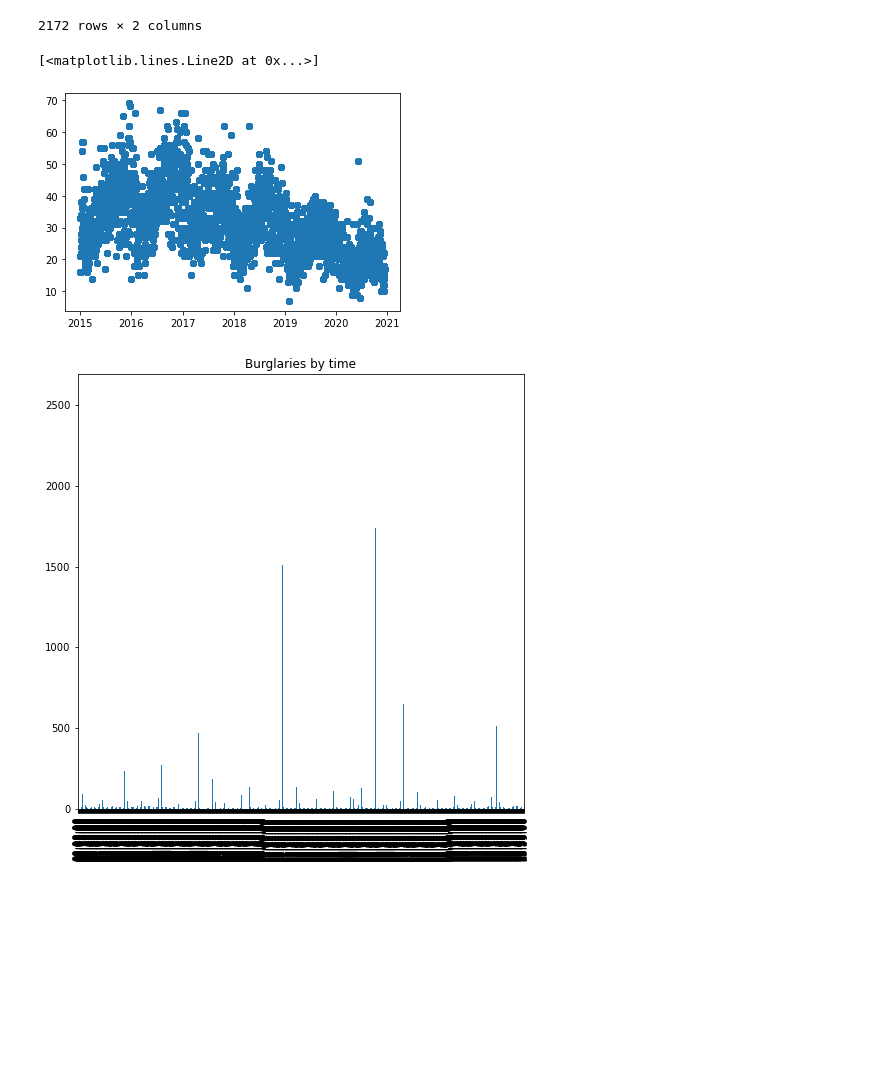
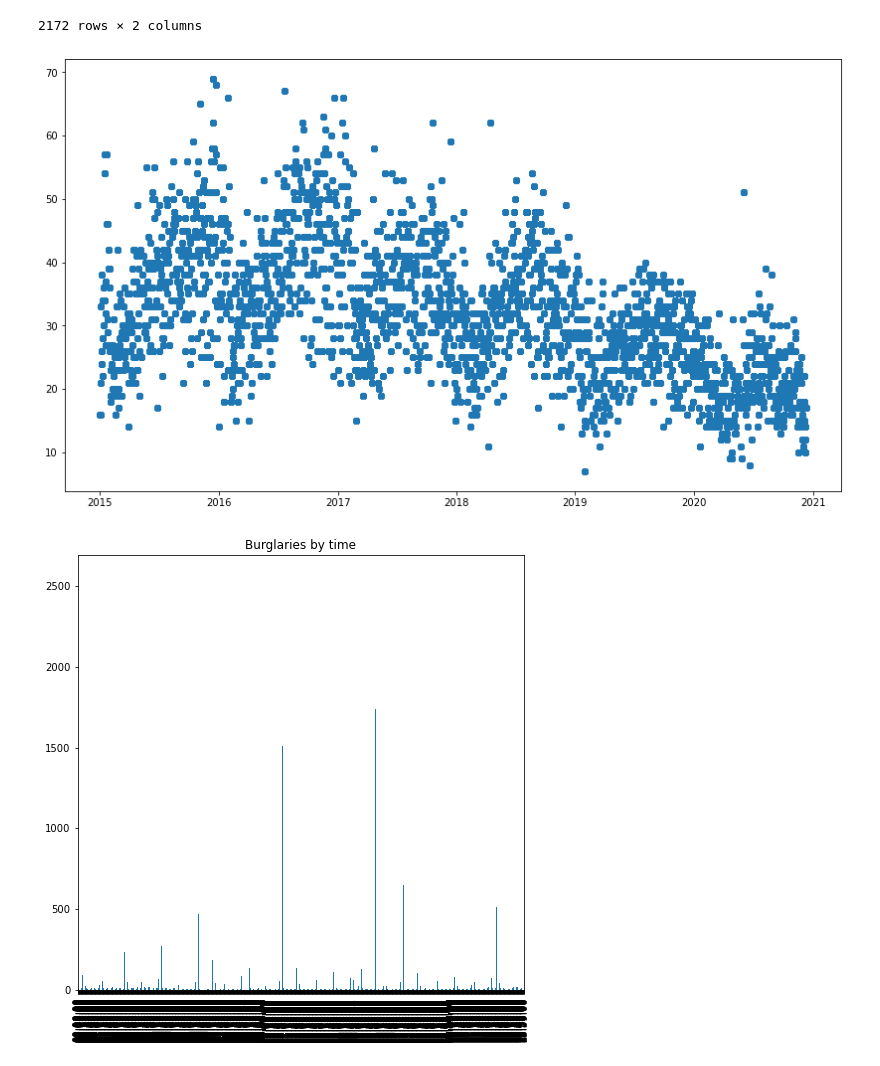
Before and after one commit to annivas/annivas.github.io, a Jupyter notebook: CMSC320 Final Project.ipynb, the cells around one changed output. Drawn from its saved outputs; the diff is of its cells as text; code cells hidden in the pictures; blank space fills up the shorter version.

```diff
--- a/CMSC320 Final Project.ipynb
+++ b/CMSC320 Final Project.ipynb
@@ -70,7 +60,7 @@ token = 'Lkysyak9elTtcNXRVmfsj9YLX'
 
 client = Socrata(domain, token)
 
-results = client.get(dataset_id, where="date >= '2015-01-01' and date <= '2020-12-12'", limit=2000000)
+results = client.get(dataset_id, where="date >= '2015-01-01' and date < '2020-01-01'", limit=2000000)
 crime_table = pd.DataFrame.from_dict(results)
 crime_table
 # %% [output]
@@ -436,10 +462,11 @@ burglaries_by_date.drop_duplicates()
 # %%
 burglaries_by_date = burglaries_by_date.loc[burglaries_by_date['burglaries_per_day'] < 100]
 # %%
+figure(num=None, figsize=(14, 8))
 plt.plot_date(burglaries_by_date['day'], burglaries_by_date['burglaries_per_day'])
+plt.show()
 # %% [output]
-[<matplotlib.lines.Line2D at 0x...>]
-[figure, old version]
+[figure, new version]
 # %%
 burglaries_by_time.plot(kind='bar', figsize=(8, 8), title="Burglaries by time")
 plt.show()
```
Also changed, not shown: parts of 16 cells of this notebook, 9 other files.
